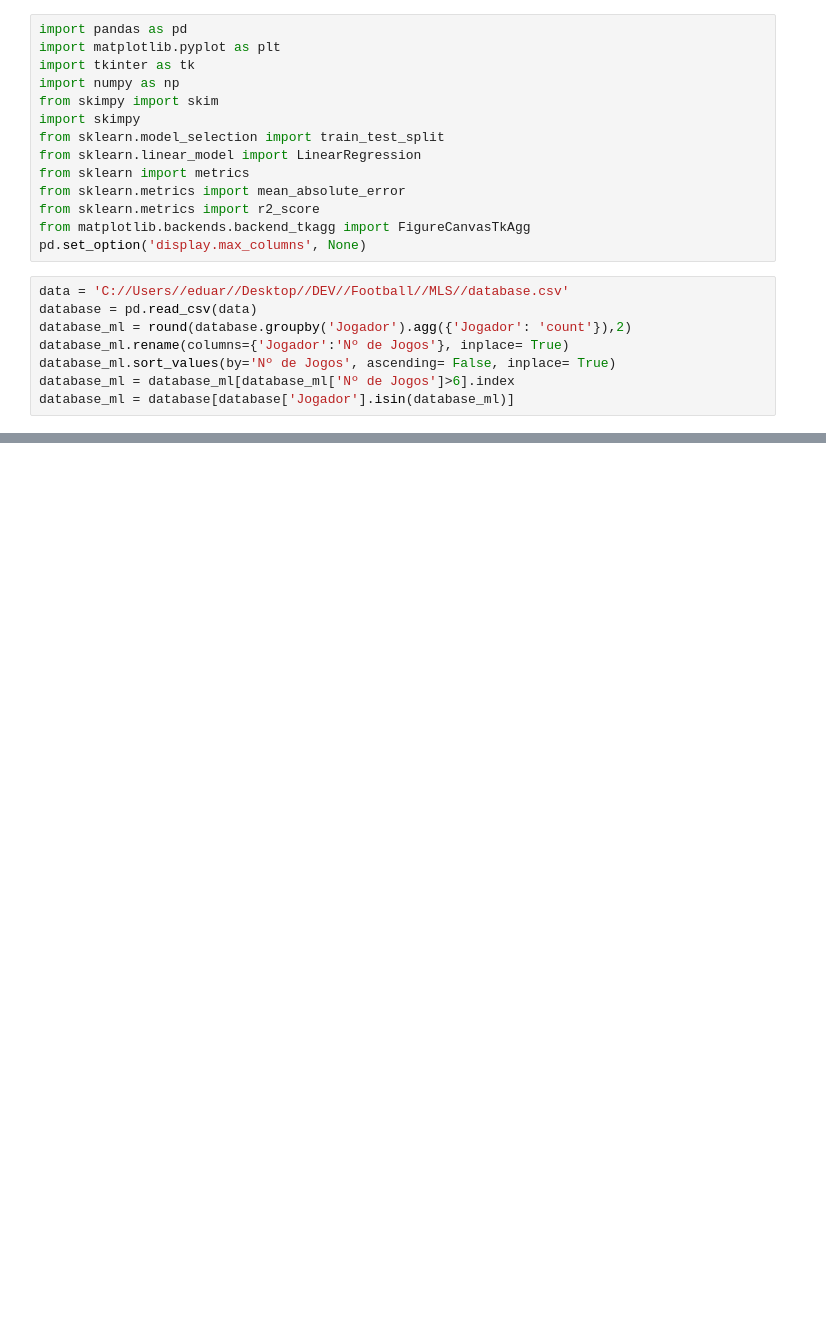
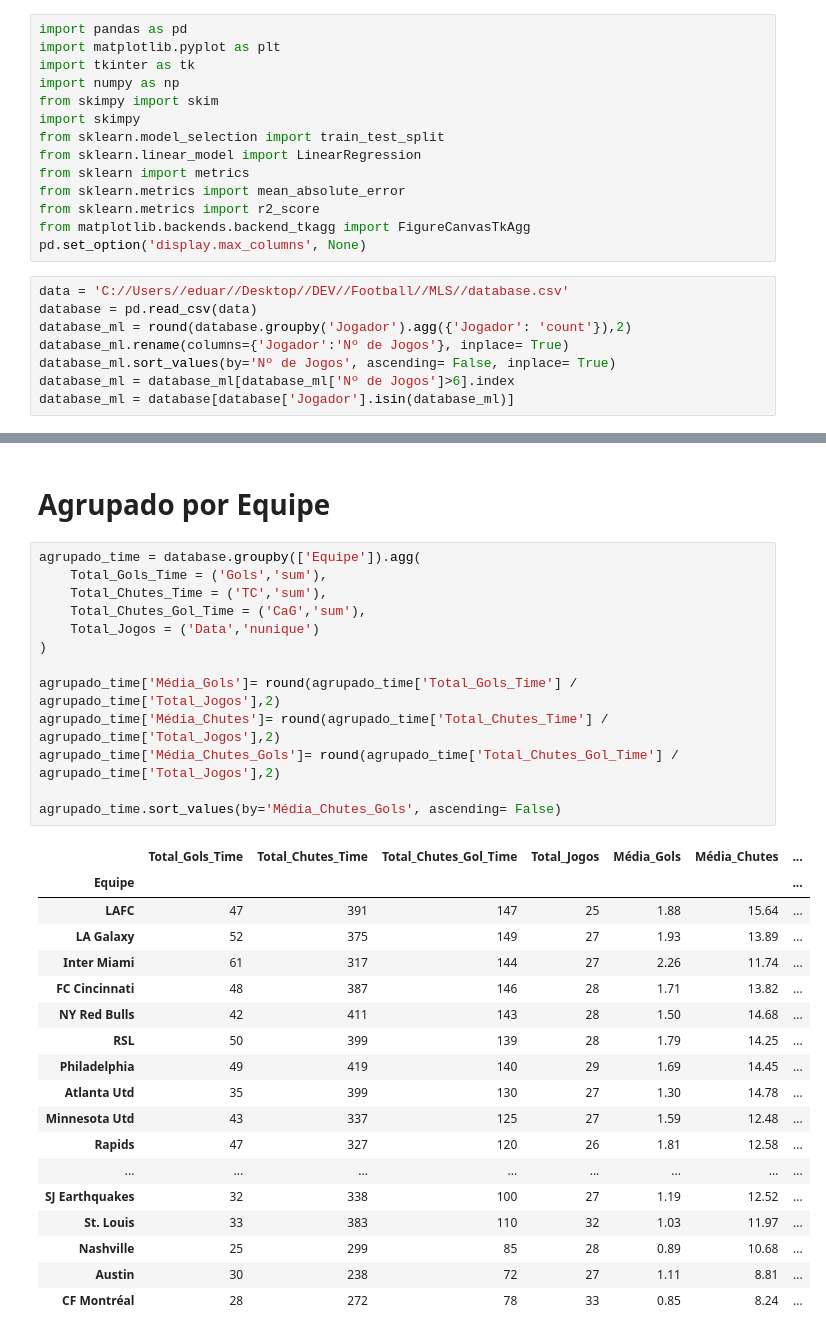
Before and after one commit to eduardopfbp/MLS-PlayerStats, a Jupyter notebook: ml.ipynb, the cells around one changed output, grey strips where cells are left out. Drawn from its saved outputs; the diff is of its cells as text; blank space fills up the shorter version.

```diff
--- a/ml.ipynb
+++ b/ml.ipynb
@@ -38,0 +192,34 @@ database_ml
+# %% [markdown]
+# Agrupado por Equipe
+# %%
+agrupado_time = database.groupby(['Equipe']).agg(
+    Total_Gols_Time = ('Gols','sum'),
+    Total_Chutes_Time = ('TC','sum'),
+    Total_Chutes_Gol_Time = ('CaG','sum'),
+    Total_Jogos = ('Data','nunique')
+)
+
+agrupado_time['Média_Gols']= round(agrupado_time['Total_Gols_Time'] / agrupado_time['Total_Jogos'],2)
+agrupado_time['Média_Chutes']= round(agrupado_time['Total_Chutes_Time'] / agrupado_time['Total_Jogos'],2)
+agrupado_time['Média_Chutes_Gols']= round(agrupado_time['Total_Chutes_Gol_Time'] / agrupado_time['Total_Jogos'],2)
+
+agrupado_time.sort_values(by='Média_Chutes_Gols', ascending= False)
+# %% [output]
+|  | Total_Gols_Time | Total_Chutes_Time | Total_Chutes_Gol_Time | Total_Jogos | Média_Gols | Média_Chutes | ... |
+| Equipe |  |  |  |  |  |  | ... |
+| LAFC | 47 | 391 | 147 | 25 | 1.88 | 15.64 | ... |
+| LA Galaxy | 52 | 375 | 149 | 27 | 1.93 | 13.89 | ... |
+| Inter Miami | 61 | 317 | 144 | 27 | 2.26 | 11.74 | ... |
+| FC Cincinnati | 48 | 387 | 146 | 28 | 1.71 | 13.82 | ... |
+| NY Red Bulls | 42 | 411 | 143 | 28 | 1.50 | 14.68 | ... |
+| RSL | 50 | 399 | 139 | 28 | 1.79 | 14.25 | ... |
+| Philadelphia | 49 | 419 | 140 | 29 | 1.69 | 14.45 | ... |
+| Atlanta Utd | 35 | 399 | 130 | 27 | 1.30 | 14.78 | ... |
+| Minnesota Utd | 43 | 337 | 125 | 27 | 1.59 | 12.48 | ... |
+| Rapids | 47 | 327 | 120 | 26 | 1.81 | 12.58 | ... |
+| ... | ... | ... | ... | ... | ... | ... | ... |
+| SJ Earthquakes | 32 | 338 | 100 | 27 | 1.19 | 12.52 | ... |
+| St. Louis | 33 | 383 | 110 | 32 | 1.03 | 11.97 | ... |
+| Nashville | 25 | 299 | 85 | 28 | 0.89 | 10.68 | ... |
+| Austin | 30 | 238 | 72 | 27 | 1.11 | 8.81 | ... |
+| CF Montréal | 28 | 272 | 78 | 33 | 0.85 | 8.24 | ... |
```
Also changed, not shown: parts of 9 cells of this notebook, 2 other files.
